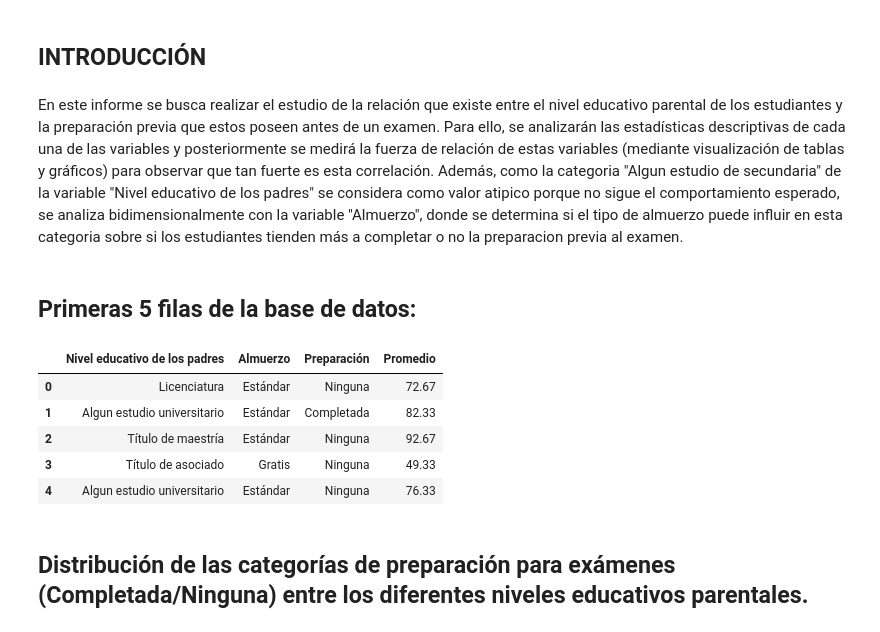
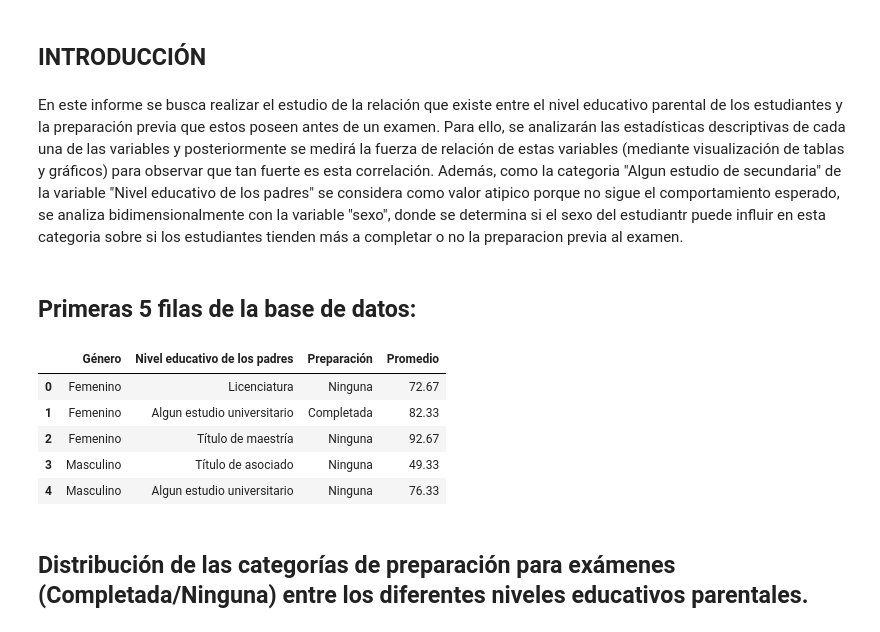
Before and after one commit to Zadquiel-niev/StudentsPerformance-G5-G6-Grupo-5, a Jupyter notebook: jupyter.ipynb, the cells around one changed output. Drawn from its saved outputs; the diff is of its cells as text; code cells hidden in the pictures.

```diff
--- a/jupyter.ipynb
+++ b/jupyter.ipynb
@@ -11,36 +11,35 @@
 
 ### python -m jupyter nbconvert --to pdf --no-input jupyter.ipynb
 # %% [markdown]
-En este informe se busca realizar el estudio de la relación que existe entre el nivel educativo parental de los estudiantes y la preparación previa que estos poseen antes de un examen. Para ello, se analizarán las estadísticas descriptivas de cada una de las variables y posteriormente se medirá la fuerza de relación de estas variables (mediante visualización de tablas y gráficos) para observar que tan fuerte es esta correlación. Además, como la categoria "Algun estudio de secundaria" de la variable "Nivel educativo de los padres" se considera como valor atipico porque no sigue el comportamiento esperado, se analiza bidimensionalmente con la variable "Almuerzo", donde se determina si el tipo de almuerzo puede influir en esta categoria sobre si los estudiantes tienden más a completar o no la preparacion previa al examen.
+En este informe se busca realizar el estudio de la relación que existe entre el nivel educativo parental de los estudiantes y la preparación previa que estos poseen antes de un examen. Para ello, se analizarán las estadísticas descriptivas de cada una de las variables y posteriormente se medirá la fuerza de relación de estas variables (mediante visualización de tablas y gráficos) para observar que tan fuerte es esta correlación. Además, como la categoria "Algun estudio de secundaria" de la variable "Nivel educativo de los padres" se considera como valor atipico porque no sigue el comportamiento esperado, se analiza bidimensionalmente con la variable "sexo", donde se determina si el sexo del estudiantr puede influir en esta categoria sobre si los estudiantes tienden más a completar o no la preparacion previa al examen.
 # %% [markdown]
 ## **Primeras 5 filas de la base de datos:**
 # %%
 #leer la base de datos en formato csv
 import pandas as pd
 
 pd.set_option('display.notebook_repr_html', True)
 
 def _repr_latex_(self):
     return "{%s}" % self.to_latex()
 
 pd.DataFrame._repr_latex_ = _repr_latex_
 
 csv = ('https://raw.githubusercontent.com/Rickfer14/StudentsPerformance-G5-G6-Grupo-5/refs/heads/main/Rendi'
 'miento%20de%20los%20estudiantes%20de%205to%20y%206to%20grado.csv')
 df = pd.read_csv(csv)
 
-df = df.drop(columns=['Raza', 'Nota en matemáticas', 'Nota en lectura', 'Nota en escritura', 'Nota', 'Género'])
-df['Almuerzo'] = df['Almuerzo'].replace({'Gratis/Reducido': 'Gratis'})
+df = df.drop(columns=['Raza', 'Nota en matemáticas', 'Nota en lectura', 'Nota en escritura', 'Nota', 'Almuerzo'])
 
 #mostrar primeras 5 filas del csv
 df.head(5)
 # %% [output]
-|  | Nivel educativo de los padres | Almuerzo | Preparación | Promedio |
-| 0 | Licenciatura | Estándar | Ninguna | 72.67 |
-| 1 | Algun estudio universitario | Estándar | Completada | 82.33 |
-| 2 | Título de maestría | Estándar | Ninguna | 92.67 |
-| 3 | Título de asociado | Gratis | Ninguna | 49.33 |
-| 4 | Algun estudio universitario | Estándar | Ninguna | 76.33 |
+|  | Género | Nivel educativo de los padres | Preparación | Promedio |
+| 0 | Femenino | Licenciatura | Ninguna | 72.67 |
+| 1 | Femenino | Algun estudio universitario | Completada | 82.33 |
+| 2 | Femenino | Título de maestría | Ninguna | 92.67 |
+| 3 | Masculino | Título de asociado | Ninguna | 49.33 |
+| 4 | Masculino | Algun estudio universitario | Ninguna | 76.33 |
 # %% [markdown]
 ## **Distribución de las categorías de preparación para exámenes (Completada/Ninguna) entre los diferentes niveles educativos parentales.**
 # %% [markdown]
```
Also changed, not shown: parts of 9 cells of this notebook, 1 other file.
